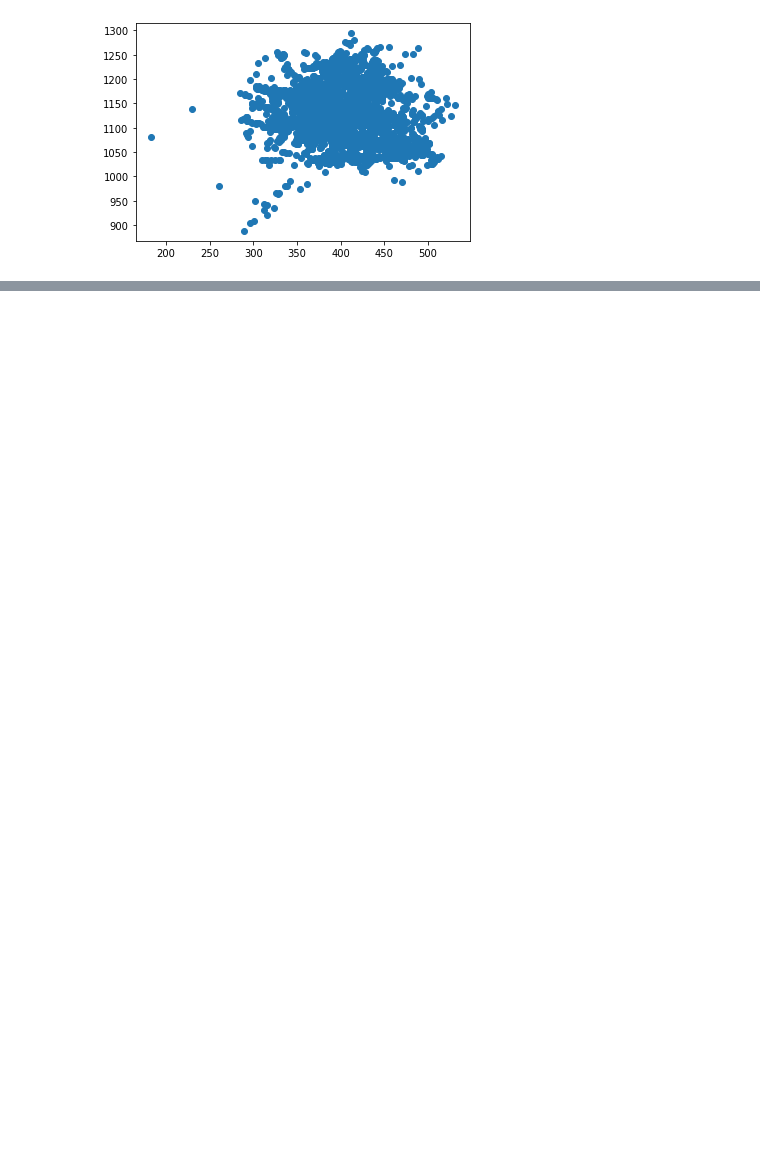
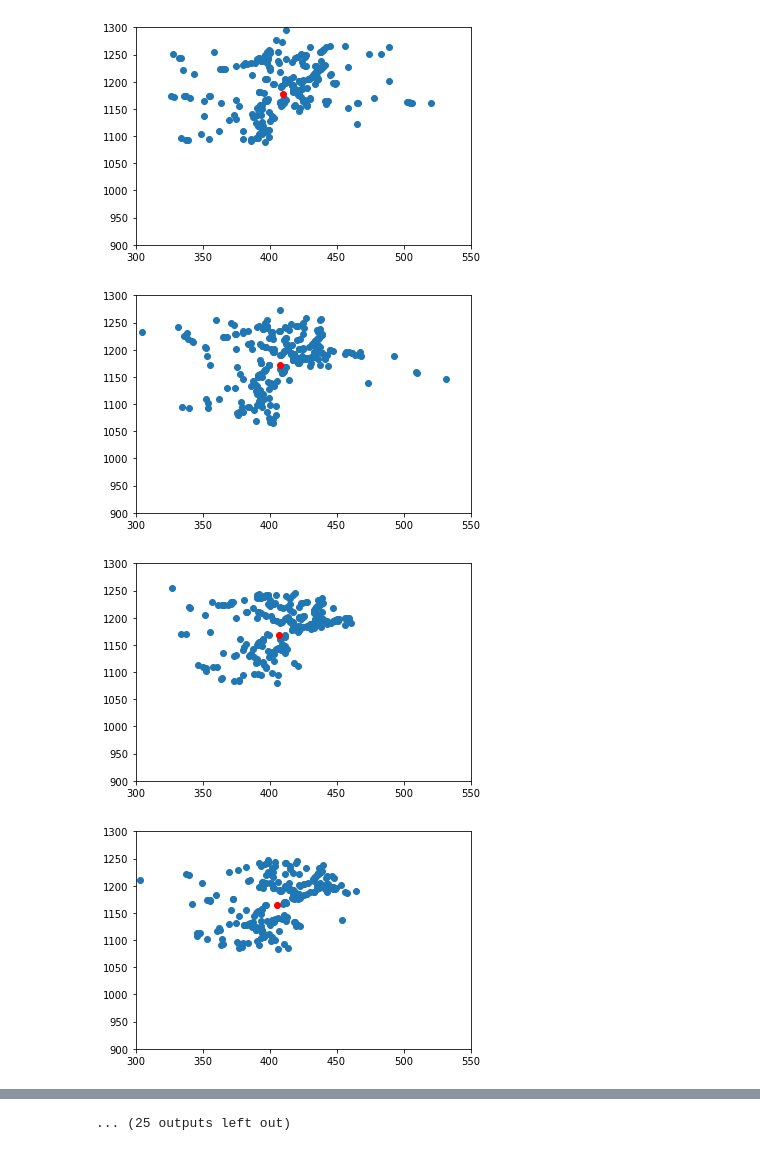
Before and after one commit to valerius21/praktikum-datafusion, a Jupyter notebook: notebooks/data_prep.ipynb, the cells around one changed output, grey strips where cells are left out. Cells and saved outputs as stored; diff of their text form; code cells hidden in the pictures; blank space fills up the shorter version.

```diff
--- a/notebooks/data_prep.ipynb
+++ b/notebooks/data_prep.ipynb
@@ -11,7 +13,7 @@ from pyquaternion import Quaternion
 
 # basic config and variables
 _VERSION = 'v1.0-mini'
-_DATAROOT = '/home/valerius/data/sets/nuscenes'
+_DATAROOT = '/home/jovyan/praktikum-datafusion/data'
 
 nusc = NuScenes(version=_VERSION, dataroot=_DATAROOT, verbose=True)
 # %% [output]
@@ -104,6 +106,7 @@ def new_method():
     scene_points = list()
     for sample in samples:
         x, y, z, vx_comp, vy_comp, pointclouds = list(), list(), list() ,list() ,list(), list()
+        ego_pose_coords = []
         for channel in channels:
             pc = sample[channel]['radar_point_cloud']
             radar_token = sample['data'][channel]
@@ -119,7 +122,10 @@ def new_method():
 
             pointclouds.append(pc)
 
+            ego_pose_coords = ego_pose['translation']
+
             # combine radar
+
             for i in range(pc.points.shape[1]):
                 x.append(pc.points[0][i])
                 y.append(pc.points[1][i])
@@ -132,7 +138,8 @@ def new_method():
             np.asarray(z),
             np.asarray(vx_comp),
             np.asarray(vy_comp),
-            np.asarray(pointclouds)
+            np.asarray(pointclouds),
+            np.asarray(ego_pose_coords)
         ])
 
     return np.asarray(scene_points)
@@ -140,20 +147,49 @@ def new_method():
 
 result = new_method()
 # %%
+import matplotlib.animation as animation
+
 ys = list()
 xs = list()
-
+ego_x = list()
+ego_y = list()
 for row in result:
     x, y = row[0], row[1]
-    xs += list(x)
-    ys += list(y)
+    ego = row[-1]
+    ego_x.append(row[-1][0])
+    ego_y.append(row[-1][1])
+#     xs += list(x)
+#     ys += list(y)
+    plt.ylim(900,1300)
+    plt.xlim(300,550)
+    plt.scatter(x=x, y=y)
+    plt.scatter(x=ego[0], y=ego[1], c='r')
+    plt.pause(0.01)
+
+
 
 # TODO: Ego pose in rot plotten
 # TODO: marker size
 # TODO: ausschnitt
 # TODO: fahrzeug plotten
 
-plt.scatter(x=xs, y=ys)
+
+# fig = plt.figure()
+# scat = plt.scatter(x=xs, y=ys, s=10)
+# ego_scat = plt.scatter(x=ego_x, y=ego_y, s=50, c='r')
+# frames = len(result)
+
+
+# def update_plot(frame, *fargs):
+#     print(frame, fargs)
+#     return
+
+# ani = animation.FuncAnimation(fig, func=update_plot, frames=range(frames), fargs=(results, None))
+
+
 plt.show()
 # %% [output]
-[figure, old version]
+[figure, new version]
+[figure, added]
+[figure, added]
+[figure, added]
@@ -159,0 +204 @@ plt.show()
+... (25 outputs left out)
```
Also changed, not shown: parts of 3 cells of this notebook.
